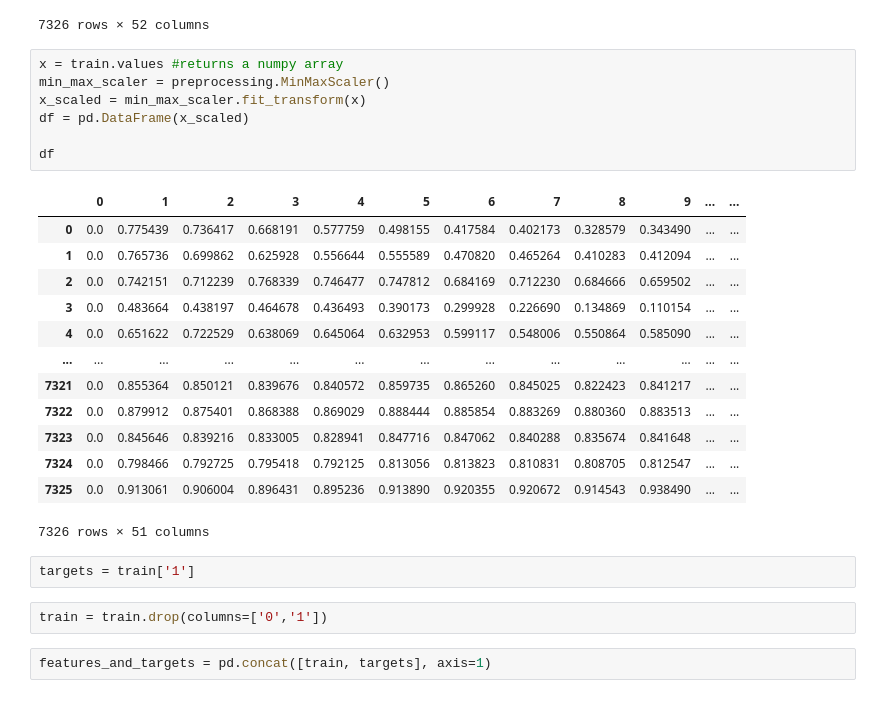
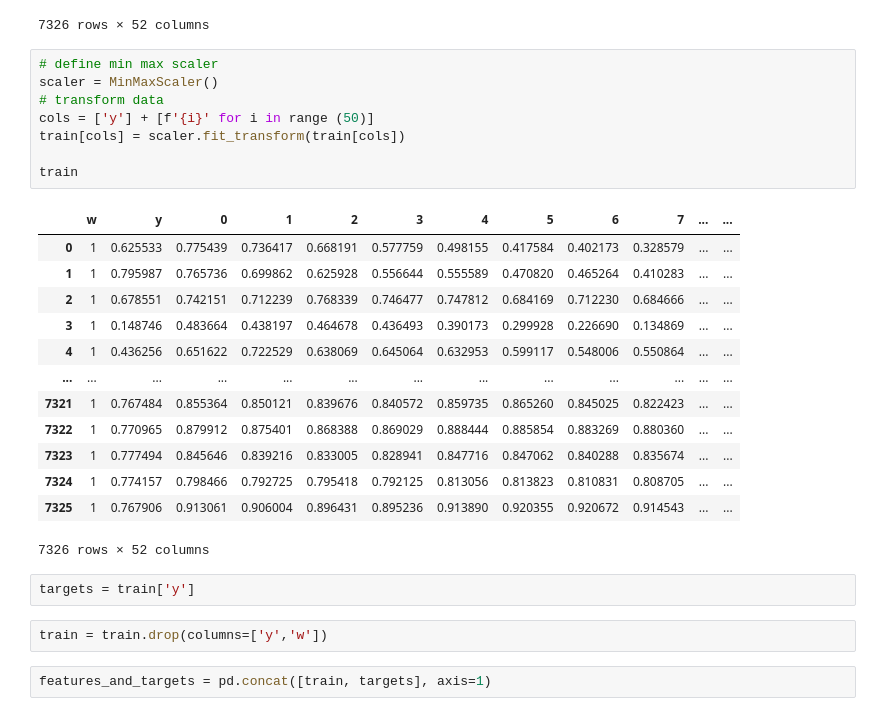
Before and after one commit to pietromarini00/Financial-Time-Series-Forecasting, a Jupyter notebook: Code_1.ipynb, the cells around one changed output. Cells and saved outputs as stored; diff of their text form.

```diff
--- a/Code_1.ipynb
+++ b/Code_1.ipynb
@@ -39,31 +39,32 @@ train
 | 7324 | 1 | 1.052061 | 0.851952 | 0.853579 | 0.871475 | 0.878525 | 0.882863 | 0.880152 | 0.886117 | 0.882321 | ... | ... |
 | 7325 | 1 | 1.028131 | 1.155392 | 1.157401 | 1.144005 | 1.157401 | 1.157401 | 1.163429 | 1.190221 | 1.166109 | ... | ... |
 7326 rows × 52 columns
-# %%
-x = train.values #returns a numpy array
-min_max_scaler = preprocessing.MinMaxScaler()
-x_scaled = min_max_scaler.fit_transform(x)
-df = pd.DataFrame(x_scaled)
-
-df
-# %% [output]
-|  | 0 | 1 | 2 | 3 | 4 | 5 | 6 | 7 | 8 | 9 | ... | ... |
-| 0 | 0.0 | 0.775439 | 0.736417 | 0.668191 | 0.577759 | 0.498155 | 0.417584 | 0.402173 | 0.328579 | 0.343490 | ... | ... |
-| 1 | 0.0 | 0.765736 | 0.699862 | 0.625928 | 0.556644 | 0.555589 | 0.470820 | 0.465264 | 0.410283 | 0.412094 | ... | ... |
-| 2 | 0.0 | 0.742151 | 0.712239 | 0.768339 | 0.746477 | 0.747812 | 0.684169 | 0.712230 | 0.684666 | 0.659502 | ... | ... |
-| 3 | 0.0 | 0.483664 | 0.438197 | 0.464678 | 0.436493 | 0.390173 | 0.299928 | 0.226690 | 0.134869 | 0.110154 | ... | ... |
-| 4 | 0.0 | 0.651622 | 0.722529 | 0.638069 | 0.645064 | 0.632953 | 0.599117 | 0.548006 | 0.550864 | 0.585090 | ... | ... |
-| ... | ... | ... | ... | ... | ... | ... | ... | ... | ... | ... | ... | ... |
-| 7321 | 0.0 | 0.855364 | 0.850121 | 0.839676 | 0.840572 | 0.859735 | 0.865260 | 0.845025 | 0.822423 | 0.841217 | ... | ... |
-| 7322 | 0.0 | 0.879912 | 0.875401 | 0.868388 | 0.869029 | 0.888444 | 0.885854 | 0.883269 | 0.880360 | 0.883513 | ... | ... |
-| 7323 | 0.0 | 0.845646 | 0.839216 | 0.833005 | 0.828941 | 0.847716 | 0.847062 | 0.840288 | 0.835674 | 0.841648 | ... | ... |
-| 7324 | 0.0 | 0.798466 | 0.792725 | 0.795418 | 0.792125 | 0.813056 | 0.813823 | 0.810831 | 0.808705 | 0.812547 | ... | ... |
-| 7325 | 0.0 | 0.913061 | 0.906004 | 0.896431 | 0.895236 | 0.913890 | 0.920355 | 0.920672 | 0.914543 | 0.938490 | ... | ... |
-7326 rows × 51 columns
+# %%
+# define min max scaler
+scaler = MinMaxScaler()
+# transform data
+cols = ['y'] + [f'{i}' for i in range (50)]
+train[cols] = scaler.fit_transform(train[cols])
+
+train
+# %% [output]
+|  | w | y | 0 | 1 | 2 | 3 | 4 | 5 | 6 | 7 | ... | ... |
+| 0 | 1 | 0.625533 | 0.775439 | 0.736417 | 0.668191 | 0.577759 | 0.498155 | 0.417584 | 0.402173 | 0.328579 | ... | ... |
+| 1 | 1 | 0.795987 | 0.765736 | 0.699862 | 0.625928 | 0.556644 | 0.555589 | 0.470820 | 0.465264 | 0.410283 | ... | ... |
+| 2 | 1 | 0.678551 | 0.742151 | 0.712239 | 0.768339 | 0.746477 | 0.747812 | 0.684169 | 0.712230 | 0.684666 | ... | ... |
+| 3 | 1 | 0.148746 | 0.483664 | 0.438197 | 0.464678 | 0.436493 | 0.390173 | 0.299928 | 0.226690 | 0.134869 | ... | ... |
+| 4 | 1 | 0.436256 | 0.651622 | 0.722529 | 0.638069 | 0.645064 | 0.632953 | 0.599117 | 0.548006 | 0.550864 | ... | ... |
+| ... | ... | ... | ... | ... | ... | ... | ... | ... | ... | ... | ... | ... |
+| 7321 | 1 | 0.767484 | 0.855364 | 0.850121 | 0.839676 | 0.840572 | 0.859735 | 0.865260 | 0.845025 | 0.822423 | ... | ... |
+| 7322 | 1 | 0.770965 | 0.879912 | 0.875401 | 0.868388 | 0.869029 | 0.888444 | 0.885854 | 0.883269 | 0.880360 | ... | ... |
+| 7323 | 1 | 0.777494 | 0.845646 | 0.839216 | 0.833005 | 0.828941 | 0.847716 | 0.847062 | 0.840288 | 0.835674 | ... | ... |
+| 7324 | 1 | 0.774157 | 0.798466 | 0.792725 | 0.795418 | 0.792125 | 0.813056 | 0.813823 | 0.810831 | 0.808705 | ... | ... |
+| 7325 | 1 | 0.767906 | 0.913061 | 0.906004 | 0.896431 | 0.895236 | 0.913890 | 0.920355 | 0.920672 | 0.914543 | ... | ... |
+7326 rows × 52 columns
 # %%
-targets = train['1']
+targets = train['y']
 # %%
-train = train.drop(columns=['0','1'])
+train = train.drop(columns=['y','w'])
 # %%
 features_and_targets = pd.concat([train, targets], axis=1)
 # %%
```
Also changed, not shown: parts of 3 cells of this notebook.
